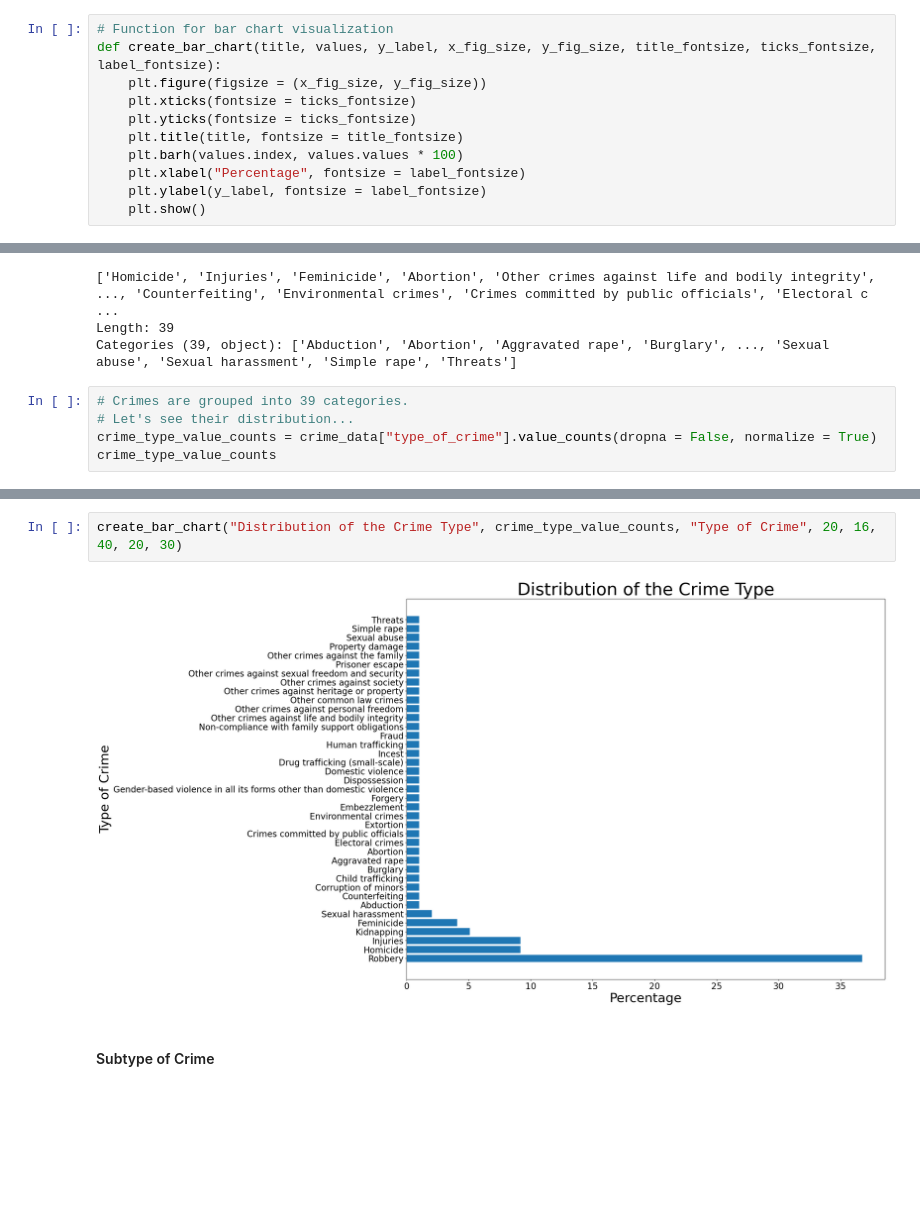
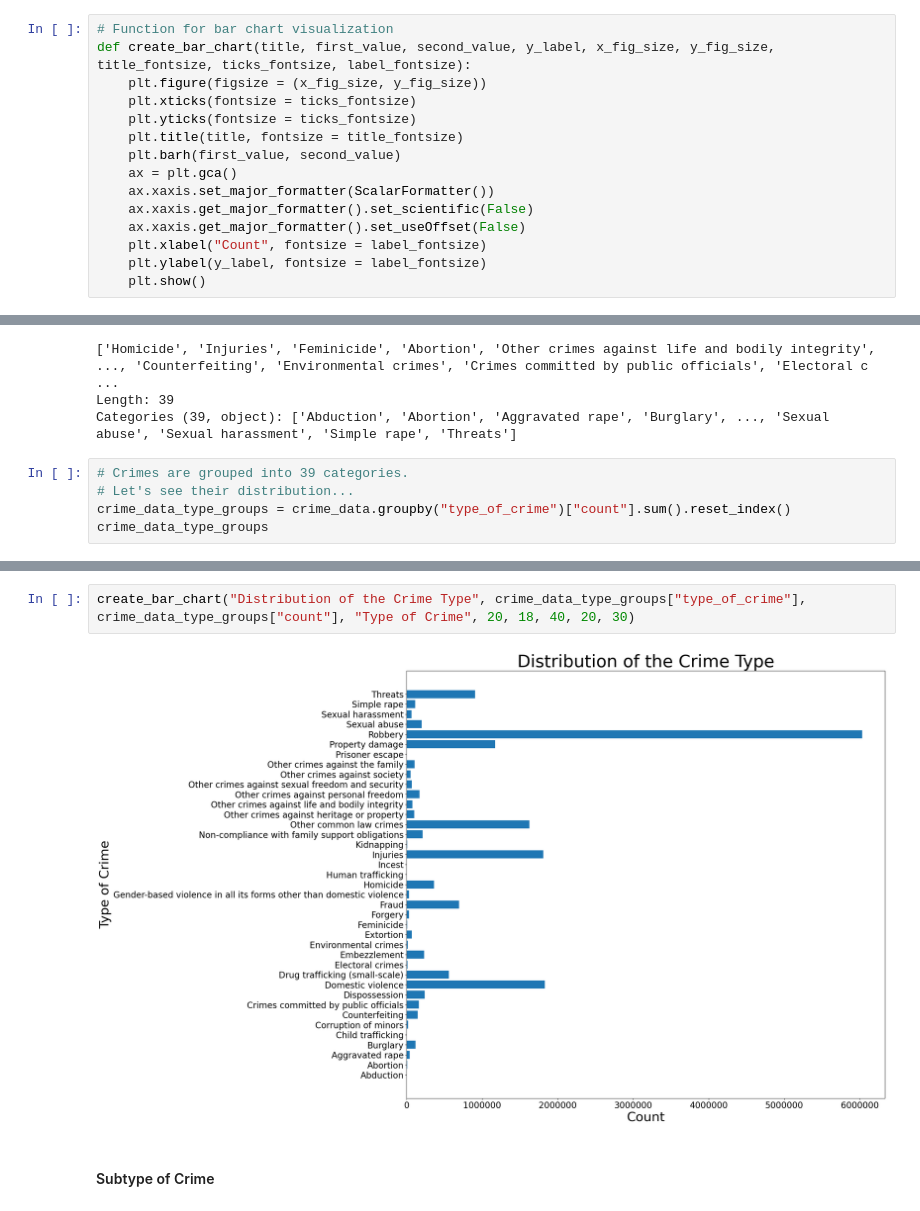
Before and after one commit to AI-Machine-Learning-Upskill-Programme/Data-Science, a Jupyter notebook: Data Science Course/PROJECT/Mexico Crime Exploration.ipynb, the cells around one changed output, grey strips where cells are left out. Cells and saved outputs as stored; diff of their text form; blank space fills up the shorter version.

```diff
--- a/Data Science Course/PROJECT/Mexico Crime Exploration.ipynb
+++ b/Data Science Course/PROJECT/Mexico Crime Exploration.ipynb
@@ -113,13 +114,17 @@ There are no NaN values.
 Now let's look at the variables one by one and see what can be done for optimization
 # %%
 # Function for bar chart visualization
-def create_bar_chart(title, values, y_label, x_fig_size, y_fig_size, title_fontsize, ticks_fontsize, label_fontsize):
+def create_bar_chart(title, first_value, second_value, y_label, x_fig_size, y_fig_size, title_fontsize, ticks_fontsize, label_fontsize):
     plt.figure(figsize = (x_fig_size, y_fig_size))
     plt.xticks(fontsize = ticks_fontsize)
     plt.yticks(fontsize = ticks_fontsize)
     plt.title(title, fontsize = title_fontsize)
-    plt.barh(values.index, values.values * 100)
-    plt.xlabel("Percentage", fontsize = label_fontsize)
+    plt.barh(first_value, second_value)
+    ax = plt.gca()
+    ax.xaxis.set_major_formatter(ScalarFormatter())
+    ax.xaxis.get_major_formatter().set_scientific(False)
+    ax.xaxis.get_major_formatter().set_useOffset(False)
+    plt.xlabel("Count", fontsize = label_fontsize)
     plt.ylabel(y_label, fontsize = label_fontsize)
     plt.show()
 # %% [markdown]
@@ -301,6 +297,6 @@ Categories (39, object): ['Abduction', 'Abortion', 'Aggravated rape', 'Burglary'
 # %%
 # Crimes are grouped into 39 categories.
 # Let's see their distribution...
-crime_type_value_counts = crime_data["type_of_crime"].value_counts(dropna = False, normalize = True)
-crime_type_value_counts
+crime_data_type_groups = crime_data.groupby("type_of_crime")["count"].sum().reset_index()
+crime_data_type_groups
 # %% [output]
@@ -324,7 +320,7 @@ Name: proportion, dtype: float64
 # %%
-create_bar_chart("Distribution of the Crime Type", crime_type_value_counts, "Type of Crime", 20, 16, 40, 20, 30)
+create_bar_chart("Distribution of the Crime Type", crime_data_type_groups["type_of_crime"], crime_data_type_groups["count"], "Type of Crime", 20, 18, 40, 20, 30)
 # %% [output]
-[figure, old version]
+[figure, new version]
 # %% [markdown]
 #### Subtype of Crime
 # %% [markdown]
```
Also changed, not shown: parts of 20 cells of this notebook, 15 other files.
